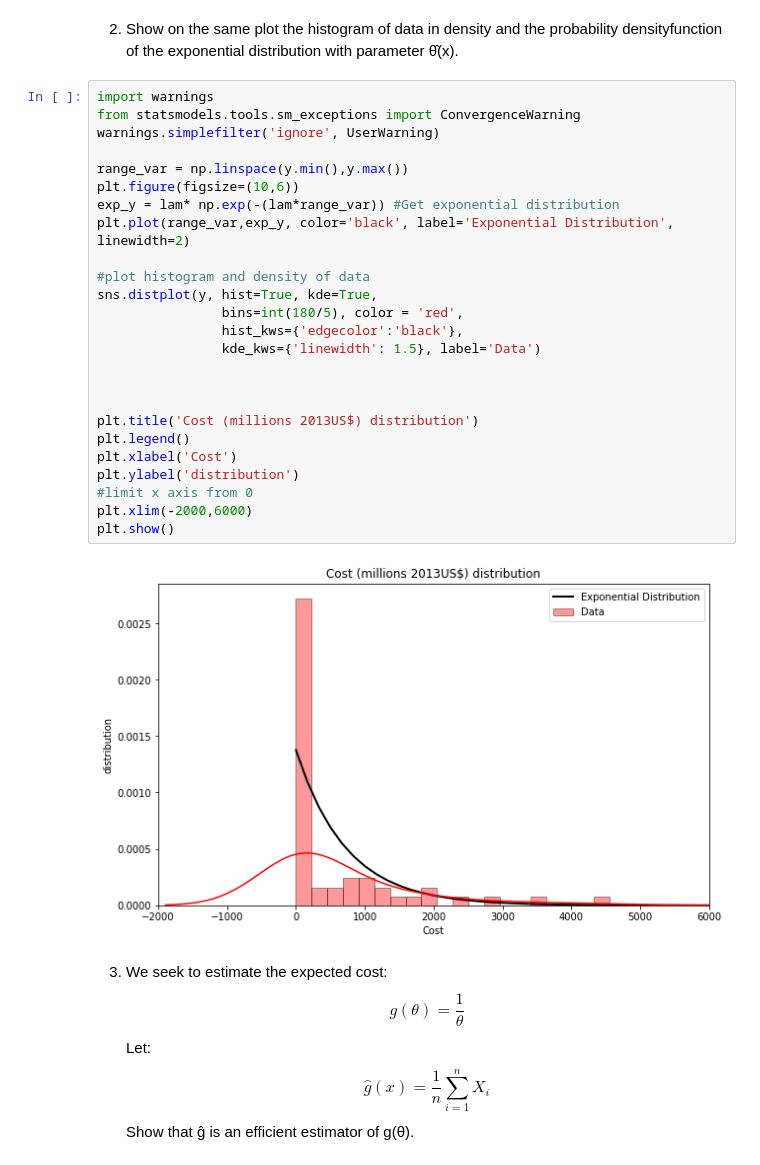
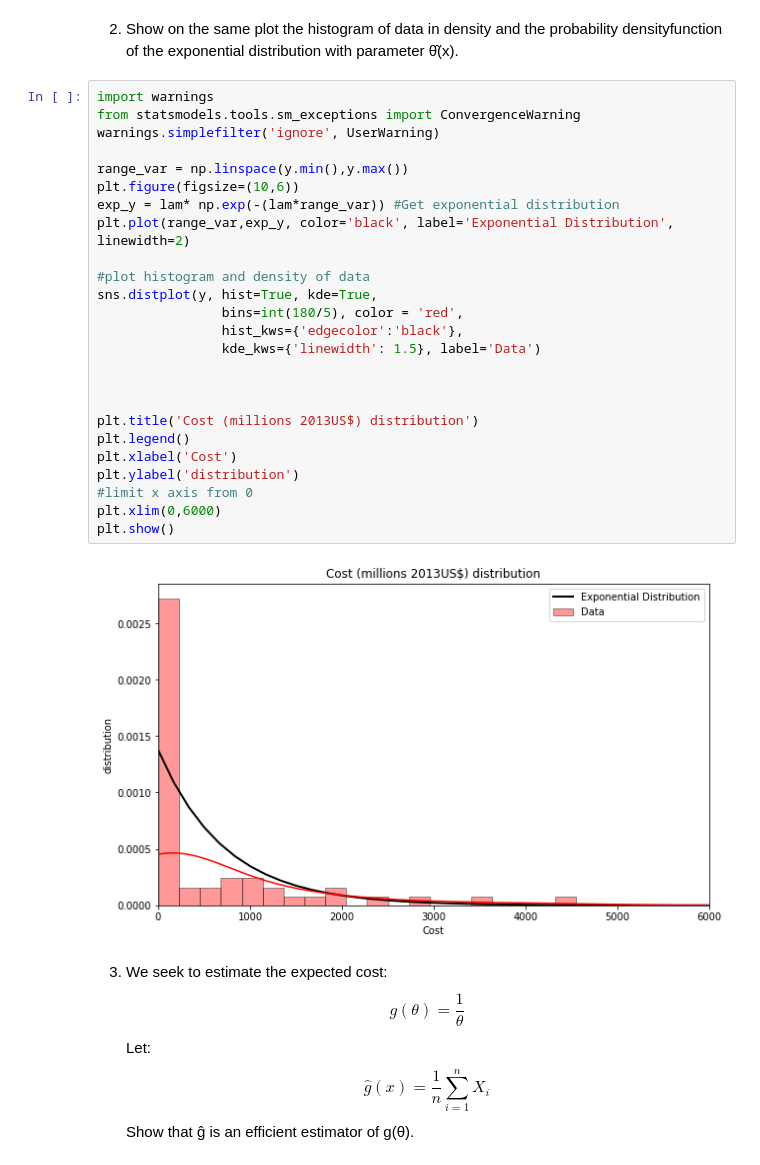
Before and after one commit to luizfysouza/MDI220, a Jupyter notebook: Project.ipynb, the cells around one changed output. Saved outputs shown, nothing was run; the diff lists cells and outputs as text.

```diff
--- a/Project.ipynb
+++ b/Project.ipynb
@@ -109,30 +124,30 @@ MLE of lambda: 0.0013767725947156965
 # %%
 import warnings
 from statsmodels.tools.sm_exceptions import ConvergenceWarning
 warnings.simplefilter('ignore', UserWarning)
 
 range_var = np.linspace(y.min(),y.max())
 plt.figure(figsize=(10,6))
 exp_y = lam* np.exp(-(lam*range_var)) #Get exponential distribution
 plt.plot(range_var,exp_y, color='black', label='Exponential Distribution', linewidth=2)
 
 #plot histogram and density of data
 sns.distplot(y, hist=True, kde=True,
                 bins=int(180/5), color = 'red',
                 hist_kws={'edgecolor':'black'},
                 kde_kws={'linewidth': 1.5}, label='Data')
 
 
 
 plt.title('Cost (millions 2013US$) distribution')
 plt.legend()
 plt.xlabel('Cost')
 plt.ylabel('distribution')
 #limit x axis from 0
-plt.xlim(-2000,6000)
+plt.xlim(0,6000)
 plt.show()
 # %% [output]
-[figure, old version]
+[figure, new version]
 # %% [markdown]
 3. We seek to estimate the expected cost:
 $$g(θ) = \frac{1}{\theta}$$
```
Also changed, not shown: parts of 29 cells of this notebook.
